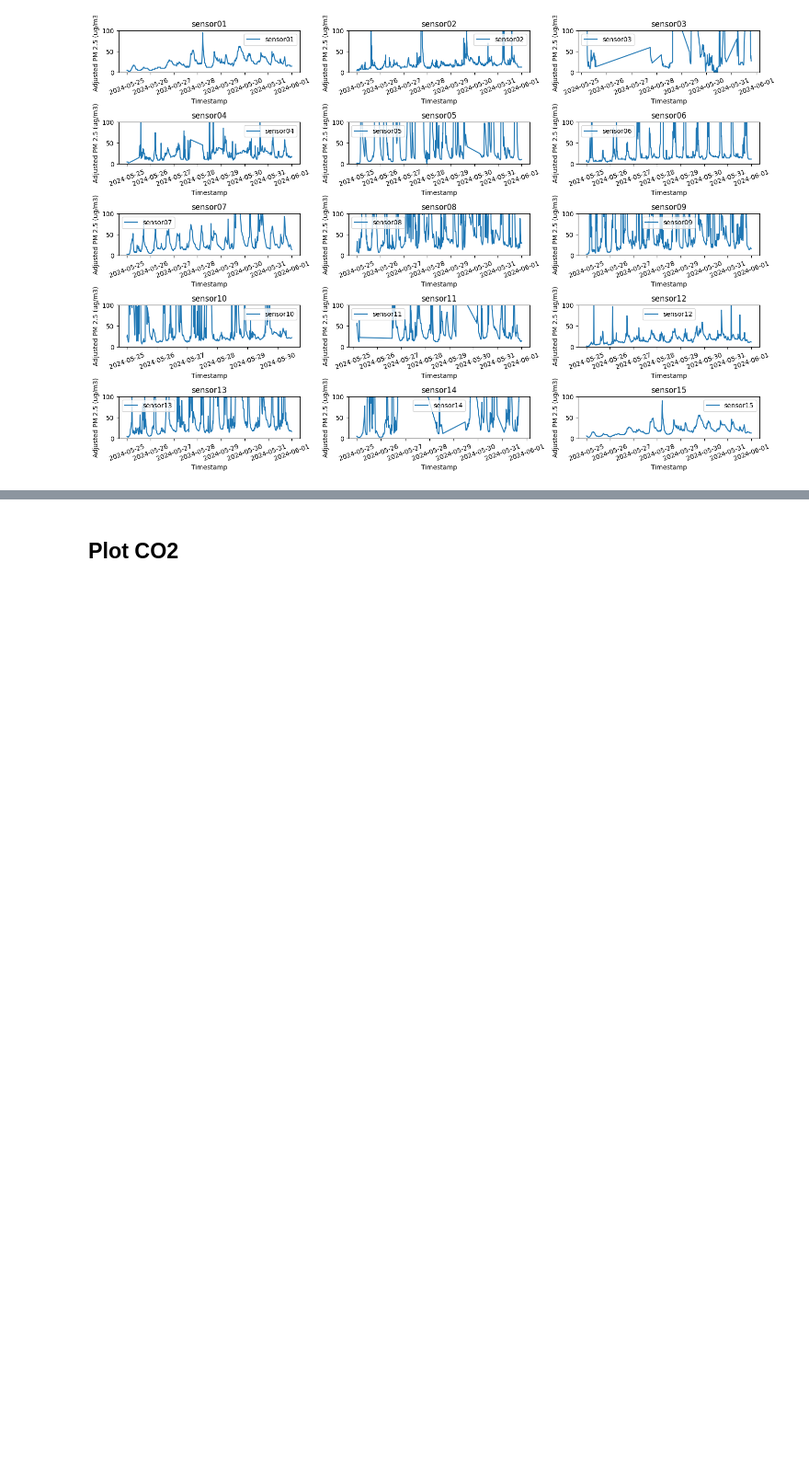
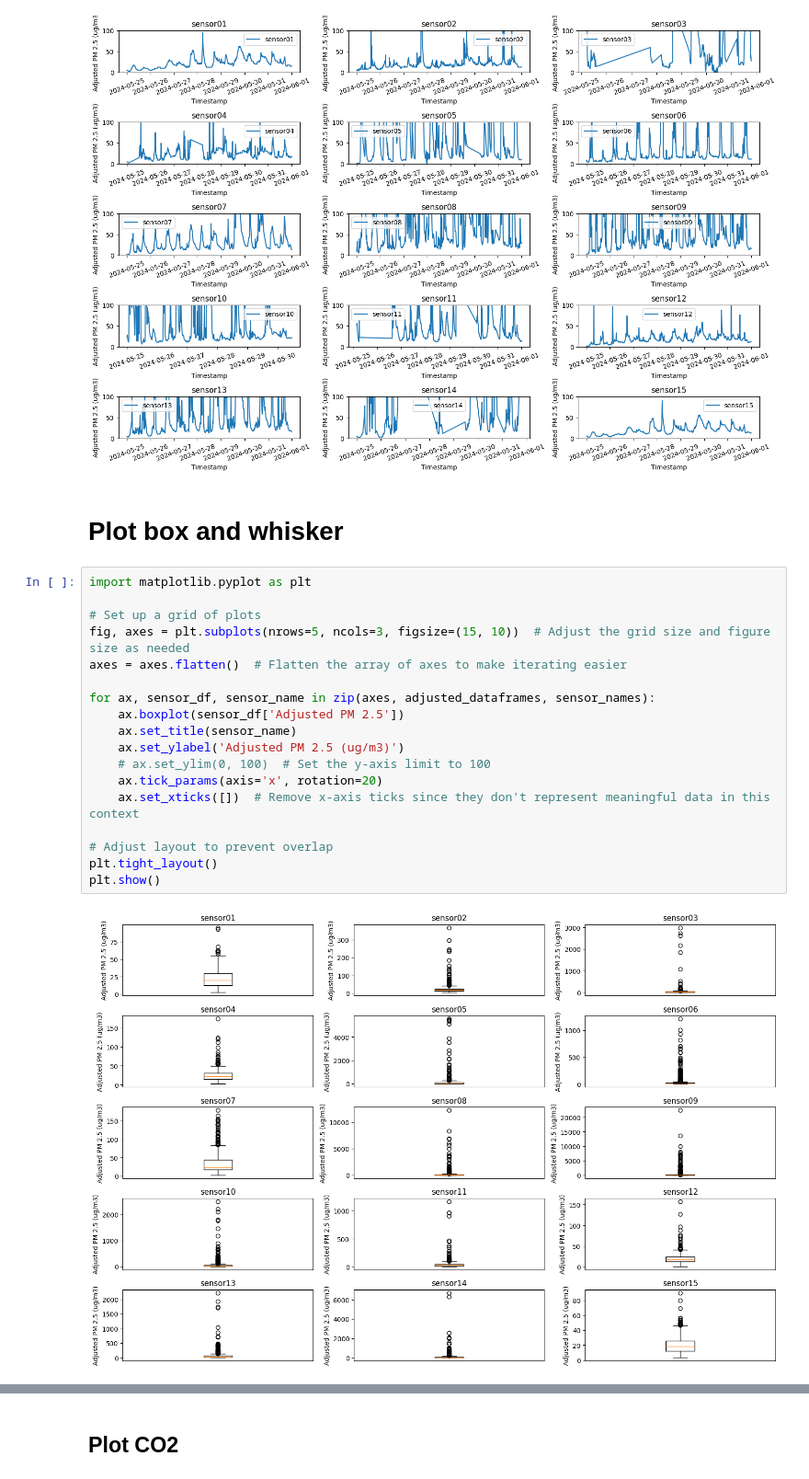
Before and after one commit to katherinetian540/Kenya-Indoor-Sensors, a Jupyter notebook: visualization.ipynb, the cells around one changed output, grey strips where cells are left out. Shown at 92% size. Saved outputs shown, nothing was run; the diff lists cells and outputs as text; blank space fills up the shorter version.

Commit message:
Added box and whiskers plot

```diff
--- a/visualization.ipynb
+++ b/visualization.ipynb
@@ -134,3 +134,25 @@ plt.tight_layout()
 plt.show()
 # %% [output]
 [figure]
+# %% [markdown]
+# Plot box and whisker
+# %%
+import matplotlib.pyplot as plt
+
+# Set up a grid of plots
+fig, axes = plt.subplots(nrows=5, ncols=3, figsize=(15, 10))  # Adjust the grid size and figure size as needed
+axes = axes.flatten()  # Flatten the array of axes to make iterating easier
+
+for ax, sensor_df, sensor_name in zip(axes, adjusted_dataframes, sensor_names):
+    ax.boxplot(sensor_df['Adjusted PM 2.5'])
+    ax.set_title(sensor_name)
+    ax.set_ylabel('Adjusted PM 2.5 (ug/m3)')
+    # ax.set_ylim(0, 100)  # Set the y-axis limit to 100
+    ax.tick_params(axis='x', rotation=20)
+    ax.set_xticks([])  # Remove x-axis ticks since they don't represent meaningful data in this context
+
+# Adjust layout to prevent overlap
+plt.tight_layout()
+plt.show()
+# %% [output]
+[figure, added]
```
Also changed, not shown: parts of 2 cells of this notebook, 15 other files.
